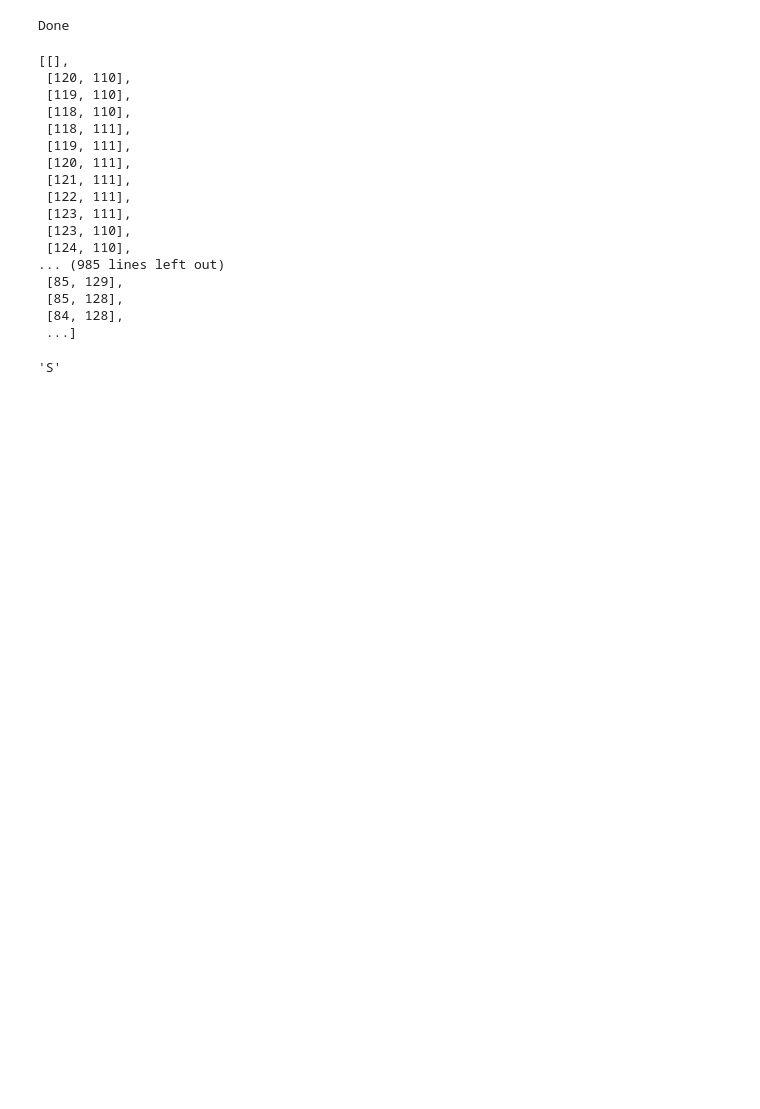
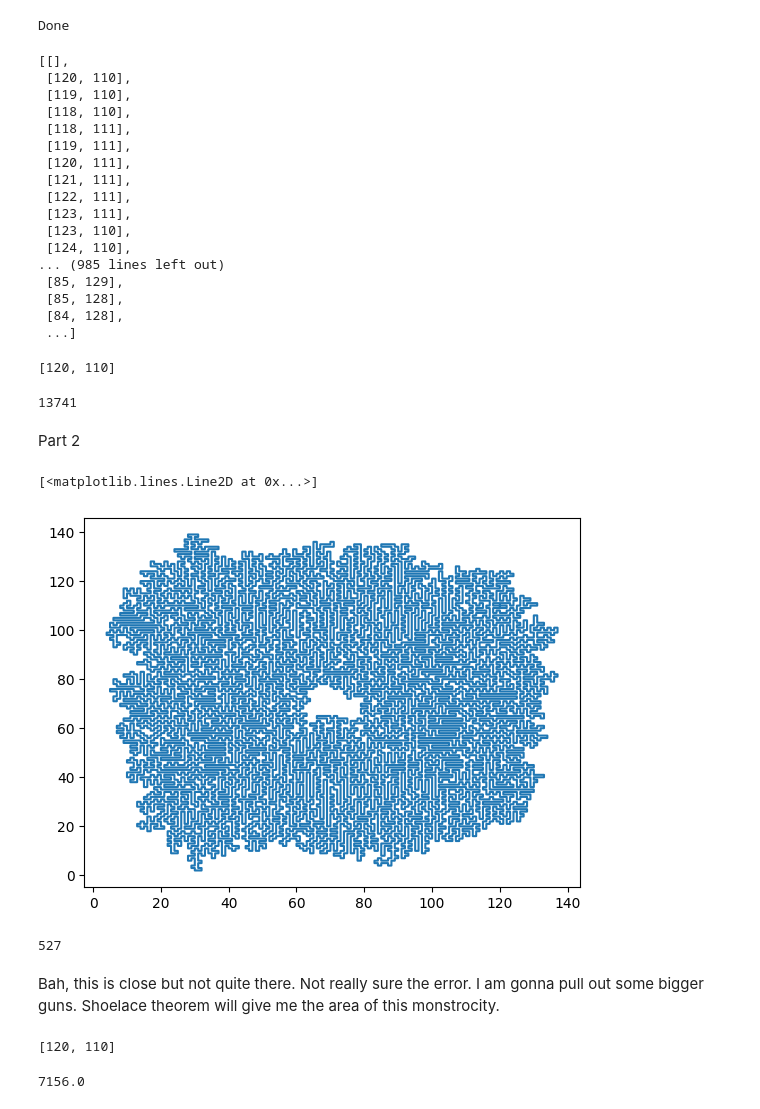
Before and after one commit to nurfnick/AdventOfCode2023, a Jupyter notebook: PythonCode.ipynb, the cells around one changed output. Saved outputs shown, nothing was run; the diff lists cells and outputs as text; code cells hidden in the pictures; blank space fills up the shorter version.

```diff
--- a/PythonCode.ipynb
+++ b/PythonCode.ipynb
@@ -2354,7 +2354,66 @@ path
  [85, 128],
  [84, 128],
  ...]
-# %%
-currentChar
-# %% [output]
-'S'
+# %%
+path.pop(0)
+
+path[0]
+# %% [output]
+[120, 110]
+# %%
+len(path)
+# %% [output]
+13741
+# %% [markdown]
+Part 2
+# %%
+import matplotlib.pyplot as plt
+
+x = [path[i][0] for i in range(13741)]
+y = [path[i][1] for i in range(13741)]
+plt.plot(x,y)
+# %% [output]
+[<matplotlib.lines.Line2D at 0x...>]
+[figure, added]
+# %%
+num = 0
+
+for x in range(140):
+  for y in range(140):
+    if [x,y] in path:
+      continue
+    weight = 0
+    if x<=70:
+      for a in range(0,x):
+        if [a,y] in path:
+          currentChar = findChar([a,y])
+          if currentChar in ('|','S'):
+            weight+=1
+          elif currentChar in ('L', '7'):
+            weight += .5
+          elif currentChar in ('J', 'F'):
+            weight -= .5
+    #print(weight)
+    else:
+      for a in range(x+1,140):
+        if [a,y] in path:
+          currentChar = findChar([a,y])
+          if currentChar in ('|','S'):
+            weight+=1
+          elif currentChar in ('L', '7'):
+            weight += .5
+          elif currentChar in ('J', 'F'):
+            weight -= .5
+
+    if weight % 2 != 0:
+      num +=1
+
+num
+# %% [output]
+527
+# %% [markdown]
+Bah, this is close but not quite there.  Not really sure the error.  I am gonna pull out some bigger guns.  Shoelace theorem will give me the area of this monstrocity.
+# %%
+path.pop(-1)
+# %% [output]
+[120, 110]
@@ -2360,0 +2427,6 @@ currentChar
+# %%
+A = 1/2*abs(plus - minus)
+
+A
+# %% [output]
+7156.0
```
Also changed, not shown: parts of 4 cells of this notebook.
